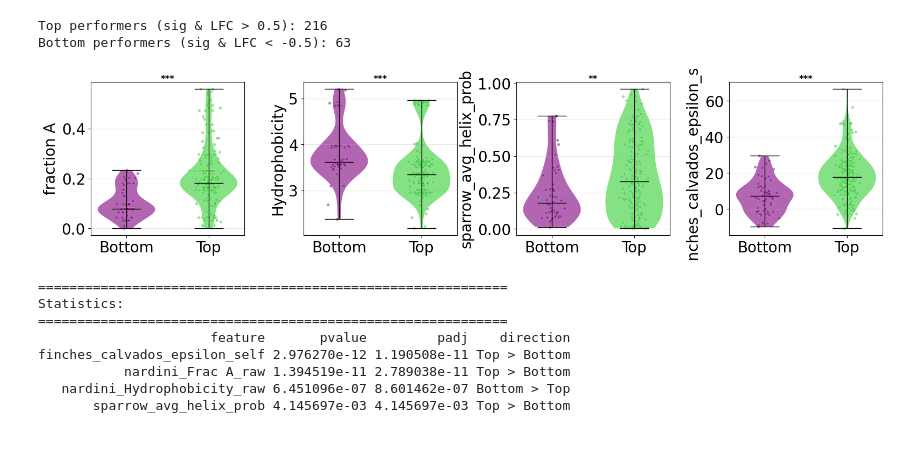
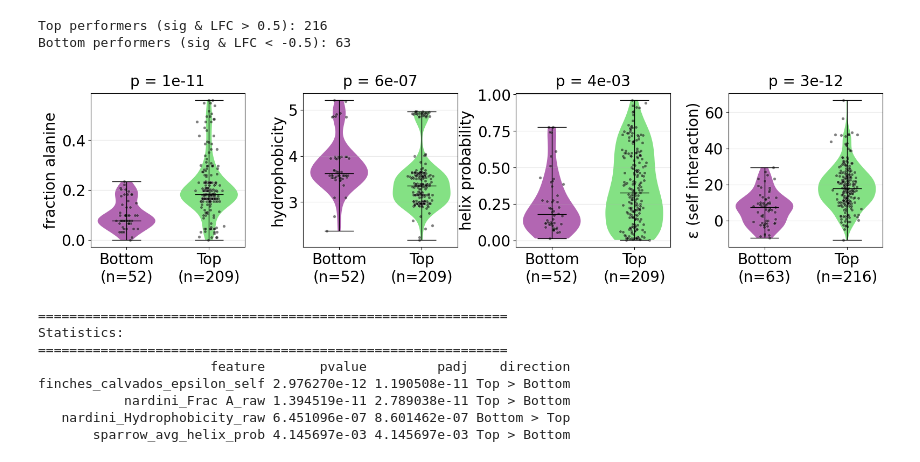
Before and after one commit to sukeniklab/GOOSE_2026, a Jupyter notebook: figures_main_text/figure_5/Fig_5hk.ipynb, the cells around one changed output. Saved outputs shown, nothing was run; the diff lists cells and outputs as text; code cells hidden in the pictures.

```diff
--- a/figures_main_text/figure_5/Fig_5hk.ipynb
+++ b/figures_main_text/figure_5/Fig_5hk.ipynb
@@ -11,22 +11,22 @@ df1 = pd.read_csv('/../../Data/Figure_5/sequencing_data_all.csv')
 # Identify columns for each replicate
 lfc_cols = sorted([c for c in df1.columns if c.startswith('log2FoldChange_rep')
                    and c[-1] in ['1', '2', '3']])
-se_cols = sorted([c for c in df1.columns if c.startswith('lfcSE_rep')
-                  and c[-1] in ['1', '2', '3']])
+se_cols  = sorted([c for c in df1.columns if c.startswith('lfcSE_rep')
+                   and c[-1] in ['1', '2', '3']])
 
-# Extract data and calculate weighted statistics
+# Calculate weighted statistics
 lfc_data = df1[lfc_cols].values
-se_data = df1[se_cols].values
-weights = 1 / (se_data ** 2)
+se_data  = df1[se_cols].values
+weights  = 1 / (se_data ** 2)
 
 weighted_lfc = np.nansum(weights * lfc_data, axis=1) / np.nansum(weights, axis=1)
-pooled_se = 1 / np.sqrt(np.nansum(weights, axis=1))
-z_scores = weighted_lfc / pooled_se
-pvalues = 2 * stats.norm.sf(np.abs(z_scores))
+pooled_se    = 1 / np.sqrt(np.nansum(weights, axis=1))
+z_scores     = weighted_lfc / pooled_se
+pvalues      = 2 * stats.norm.sf(np.abs(z_scores))
 
 df1['weighted_log2FC'] = weighted_lfc
-df1['pooled_SE'] = pooled_se
-df1['pvalue'] = pvalues
+df1['pooled_SE']       = pooled_se
+df1['pvalue']          = pvalues
 
 # Multiple testing correction
 valid_mask = np.isfinite(df1['pvalue'])
@@ -41,27 +41,33 @@ if 'sparrow_asphericity' in df1.columns:
     df1.loc[df1['sparrow_asphericity'] < 0, 'sparrow_asphericity'] = np.nan
 
 # Define top and bottom performers
-sig_mask = df1['padj'] < 0.05
-top_performers = df1[sig_mask & (df1['weighted_log2FC'] > 0.5)]
+sig_mask        = df1['padj'] < 0.05
+top_performers  = df1[sig_mask & (df1['weighted_log2FC'] > 0.5)]
 bottom_performers = df1[sig_mask & (df1['weighted_log2FC'] < -0.5)]
 
 print(f"Top performers (sig & LFC > 0.5): {len(top_performers)}")
 print(f"Bottom performers (sig & LFC < -0.5): {len(bottom_performers)}")
 
-# Selected features only
+# Selected features
 selected_features = [
     'nardini_Frac A_raw',
     'nardini_Hydrophobicity_raw',
     'sparrow_avg_helix_prob',
-    'finches_calvados_epsilon_self'
+    'finches_calvados_epsilon_self',
 ]
 chem_cols = [f for f in selected_features if f in df1.columns]
-
-missing = [f for f in selected_features if f not in df1.columns]
+missing   = [f for f in selected_features if f not in df1.columns]
 if missing:
     print(f"Warning: features not found in dataframe: {missing}")
 
-# Plot
+label_map = {
+    'nardini_Frac A_raw':            'fraction alanine',
+    'nardini_Hydrophobicity_raw':    'hydrophobicity',
+    'sparrow_avg_helix_prob':        'helix probability',
+    'finches_calvados_epsilon_self': 'ε (self interaction)',
+}
+
+# ── Plot ──────────────────────────────────────────────────────────────────────
 n_features = len(chem_cols)
 panel_size = 4
 fig, axes = plt.subplots(1, n_features, figsize=(n_features * panel_size, panel_size))
@@ -73,72 +79,62 @@ stat_results = []
 for i, feature in enumerate(chem_cols):
     ax = axes[i]
 
-    top_data = top_performers[feature].dropna().values
+    top_data    = top_performers[feature].dropna().values
     bottom_data = bottom_performers[feature].dropna().values
 
     try:
         parts = ax.violinplot([bottom_data, top_data], positions=[0, 1],
                               showmeans=False, showmedians=True, widths=0.7)
-        parts['bodies'][0].set_facecolor('purple');  parts['bodies'][0].set_alpha(0.6)
+        parts['bodies'][0].set_facecolor('purple');   parts['bodies'][0].set_alpha(0.6)
         parts['bodies'][1].set_facecolor('limegreen'); parts['bodies'][1].set_alpha(0.6)
         for partname in ['cbars', 'cmins', 'cmaxes', 'cmedians']:
             parts[partname].set_edgecolor('black')
             parts[partname].set_linewidth(1)
 
         jitter_bottom = np.random.normal(0, 0.06, len(bottom_data))
-        jitter_top = np.random.normal(1, 0.06, len(top_data))
-        ax.scatter(jitter_bottom, bottom_data, alpha=0.5, s=15, c='purple',
+        jitter_top    = np.random.normal(1, 0.06, len(top_data))
+        ax.scatter(jitter_bottom, bottom_data, alpha=0.5, s=15, c='black',
                    edgecolors='white', linewidths=0.3)
-        ax.scatter(jitter_top, top_data, alpha=0.5, s=15, c='limegreen',
+        ax.scatter(jitter_top, top_data, alpha=0.5, s=15, c='black',
                    edgecolors='white', linewidths=0.3)
 
         stat, pval = stats.mannwhitneyu(top_data, bottom_data, alternative='two-sided')
-        stat_results.append({'feature': feature, 'pvalue': pval,
-                             'top_median': np.median(top_data),
-                             'bottom_median': np.median(bottom_data),
-                             'top_n': len(top_data),
-                             'bottom_n': len(bottom_data)})
+        stat_results.append({
+            'feature':       feature,
+            'pvalue':        pval,
+            'top_median':    np.median(top_data),
+            'bottom_median': np.median(bottom_data),
+            'top_n':         len(top_data),
+            'bottom_n':      len(bottom_data),
+        })
 
-        sig_text = '***' if pval < 0.001 else '**' if pval < 0.01 else '*' if pval < 0.05 else 'ns'
-        y_max = max(np.max(top_data), np.max(bottom_data))
-        y_min = min(np.min(top_data), np.min(bottom_data))
+        # P-value label
+        p_text = f'p = {pval:.0e}'
+        y_max   = max(np.max(top_data), np.max(bottom_data))
+        y_min   = min(np.min(top_data), np.min(bottom_data))
         y_range = y_max - y_min if (y_max - y_min) != 0 else 1
-        ax.text(0.5, y_max + 0.05 * y_range, sig_text, ha='center', fontsize=12, fontweight='bold')
+        ax.text(0.5, y_max + 0.10 * y_range, p_text,
+                ha='center', fontsize=20)
 
     except Exception as e:
         ax.boxplot([bottom_data, top_data], positions=[0, 1], patch_artist=True, widths=0.5)
         print(f"Warning: Plot failed for {feature}: {e}")
 
     ax.set_xticks([0, 1])
-    ax.set_xticklabels(['Bottom', 'Top'], fontsize=20)
-    ylabel = feature.replace('nardini_', '').replace('_raw', '').replace('Frac ', 'fraction ')
-    ax.set_ylabel(ylabel, fontsize=20)
+    ax.set_xticklabels([f'Bottom\n(n={len(bottom_data)})', f'Top\n(n={len(top_data)})'], fontsize=20)
+    ax.set_ylabel(label_map.get(feature, feature), fontsize=20)
     ax.tick_params(axis='y', labelsize=20)
     ax.grid(True, alpha=0.3, axis='y')
     ax.set_box_aspect(1)
 
 plt.tight_layout(pad=1.5)
 plt.rcParams['svg.fonttype'] = 'none'
-#plt.savefig('violin_selected_features.svg', format='svg', bbox_inches='tight')
-#plt.savefig('violin_selected_features.png', dpi=300, bbox_inches='tight')
+#plt.savefig('/../../violin_selected_features.svg', dpi=300, bbox_inches='tight')
 plt.show()
-
-# Statistics summary
-if stat_results:
-    stat_df = pd.DataFrame(stat_results)
-    _, stat_df['padj'], _, _ = multipletests(stat_df['pvalue'], method='fdr_bh')
-    stat_df['significant'] = stat_df['padj'] < 0.05
-    stat_df['direction'] = np.where(stat_df['top_median'] > stat_df['bottom_median'],
-                                     'Top > Bottom', 'Bottom > Top')
-    stat_df = stat_df.sort_values('pvalue')
-    print("\n" + "="*60)
-    print("Statistics:")
-    print("="*60)
-    print(stat_df[['feature', 'pvalue', 'padj', 'direction']].to_string(index=False))
 # %% [output]
 Top performers (sig & LFC > 0.5): 216
 Bottom performers (sig & LFC < -0.5): 63
-[figure, old version]
+[figure, new version]
 ============================================================
 Statistics:
 ============================================================
```
Also changed, not shown: 8 other files.
